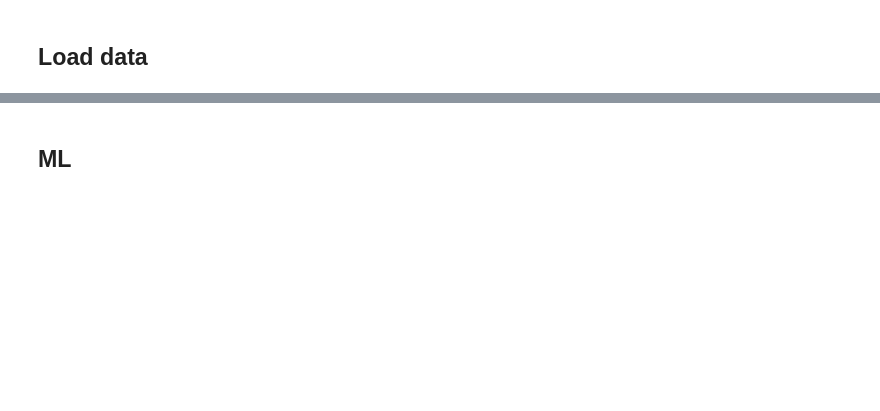
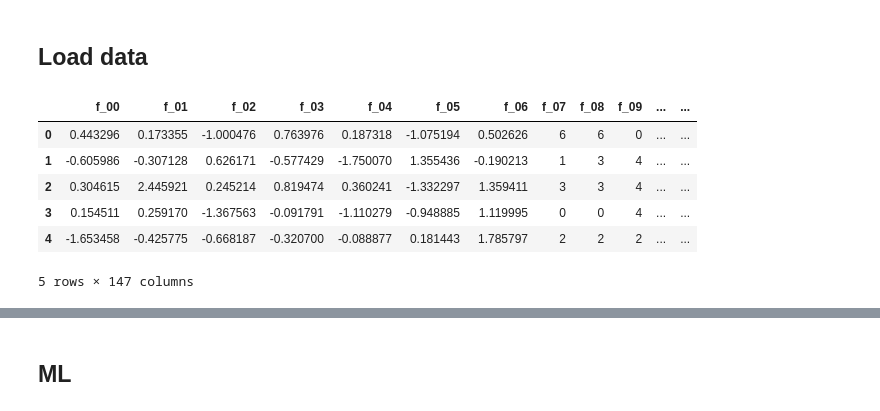
Before and after one commit to antgobar/kaggle_tabular_playground_2022_05, a Jupyter notebook: get_test_predictions.ipynb, the cells around one changed output, grey strips where cells are left out. Cells and saved outputs as stored; diff of their text form; code cells hidden in the pictures; blank space fills up the shorter version.

```diff
--- a/get_test_predictions.ipynb
+++ b/get_test_predictions.ipynb
@@ -9,0 +11,10 @@ X_test = get_scaled_data(test, is_test=True)
+# %%
+X_test.head()
+# %% [output]
+|  | f_00 | f_01 | f_02 | f_03 | f_04 | f_05 | f_06 | f_07 | f_08 | f_09 | ... | ... |
+| 0 | 0.443296 | 0.173355 | -1.000476 | 0.763976 | 0.187318 | -1.075194 | 0.502626 | 6 | 6 | 0 | ... | ... |
+| 1 | -0.605986 | -0.307128 | 0.626171 | -0.577429 | -1.750070 | 1.355436 | -0.190213 | 1 | 3 | 4 | ... | ... |
+| 2 | 0.304615 | 2.445921 | 0.245214 | 0.819474 | 0.360241 | -1.332297 | 1.359411 | 3 | 3 | 4 | ... | ... |
+| 3 | 0.154511 | 0.259170 | -1.367563 | -0.091791 | -1.110279 | -0.948885 | 1.119995 | 0 | 0 | 4 | ... | ... |
+| 4 | -1.653458 | -0.425775 | -0.668187 | -0.320700 | -0.088877 | 0.181443 | 1.785797 | 2 | 2 | 2 | ... | ... |
+5 rows × 147 columns
```
Also changed, not shown: parts of 5 cells of this notebook, 3 other files.
